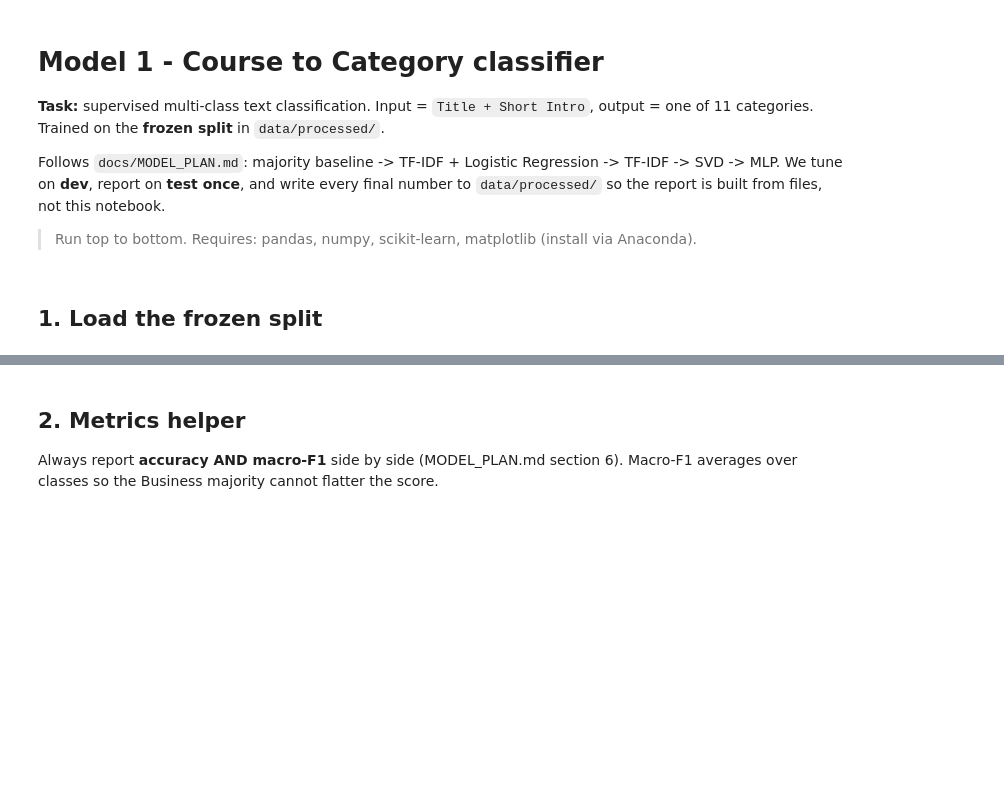
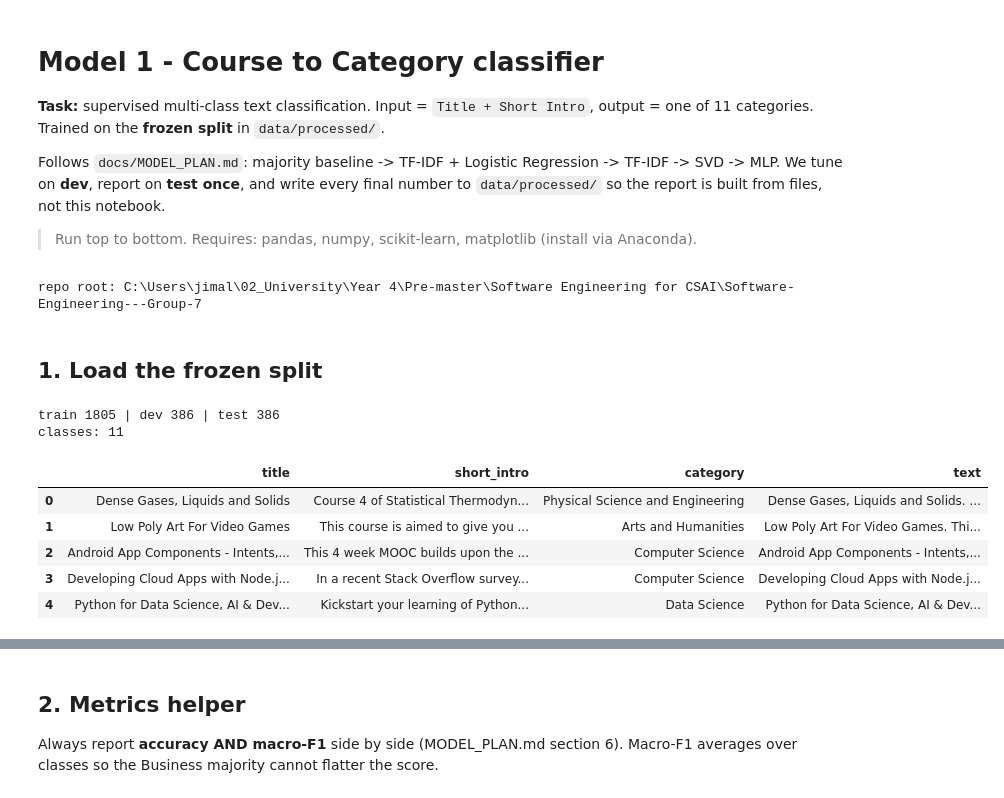
Before and after one commit to Moshami5/Software-Engineering---Group-7, a Jupyter notebook: notebooks/model1_classifier.ipynb, the cells around one changed output, grey strips where cells are left out. Drawn from its saved outputs; the diff is of its cells as text; code cells hidden in the pictures; blank space fills up the shorter version.

```diff
--- a/notebooks/model1_classifier.ipynb
+++ b/notebooks/model1_classifier.ipynb
@@ -21,22 +21,34 @@ here = Path.cwd()
 REPO_ROOT = here if (here / "data" / "processed").exists() else here.parent
 sys.path.insert(0, str(REPO_ROOT))
 
-from src.data_contract import DATA_PROCESSED, LABEL_COL, TEXT_COLS, SEED
+from src.data_contract import (DATA_PROCESSED, LABEL_COL, TEXT_COLS,
+                               TITLE_COL, INTRO_COL, SEED)
 np.random.seed(SEED)
 print("repo root:", REPO_ROOT)
+# %% [output]
+repo root: C:\Users\jimal\02_University\Year 4\Pre-master\Software Engineering for CSAI\Software-Engineering---Group-7
 # %% [markdown]
 ## 1. Load the frozen split
 # %%
 def load(name):
     df = pd.read_csv(DATA_PROCESSED / f"{name}.csv")
     # Model 1 input is Title + Short Intro; fill the few missing intros.
-    df["text"] = (df["Title"].fillna("") + ". " + df["Short Intro"].fillna("")).str.strip()
+    df["text"] = (df[TITLE_COL].fillna("") + ". " + df[INTRO_COL].fillna("")).str.strip()
     return df
 
 train, dev, test = load("train"), load("dev"), load("test")
 print(f"train {len(train)} | dev {len(dev)} | test {len(test)}")
 print("classes:", train[LABEL_COL].nunique())
 train[[*TEXT_COLS, LABEL_COL, "text"]].head()
+# %% [output]
+train 1805 | dev 386 | test 386
+classes: 11
+|  | title | short_intro | category | text |
+| 0 | Dense Gases, Liquids and Solids | Course 4 of Statistical Thermodyn... | Physical Science and Engineering | Dense Gases, Liquids and Solids. ... |
+| 1 | Low Poly Art For Video Games | This course is aimed to give you ... | Arts and Humanities | Low Poly Art For Video Games. Thi... |
+| 2 | Android App Components - Intents,... | This 4 week MOOC builds upon the ... | Computer Science | Android App Components - Intents,... |
+| 3 | Developing Cloud Apps with Node.j... | In a recent Stack Overflow survey... | Computer Science | Developing Cloud Apps with Node.j... |
+| 4 | Python for Data Science, AI & Dev... | Kickstart your learning of Python... | Data Science | Python for Data Science, AI & Dev... |
 # %%
 X_train, y_train = train["text"], train[LABEL_COL]
 X_dev,   y_dev   = dev["text"],   dev[LABEL_COL]
```
Also changed, not shown: parts of 8 cells of this notebook, 1 other file.
